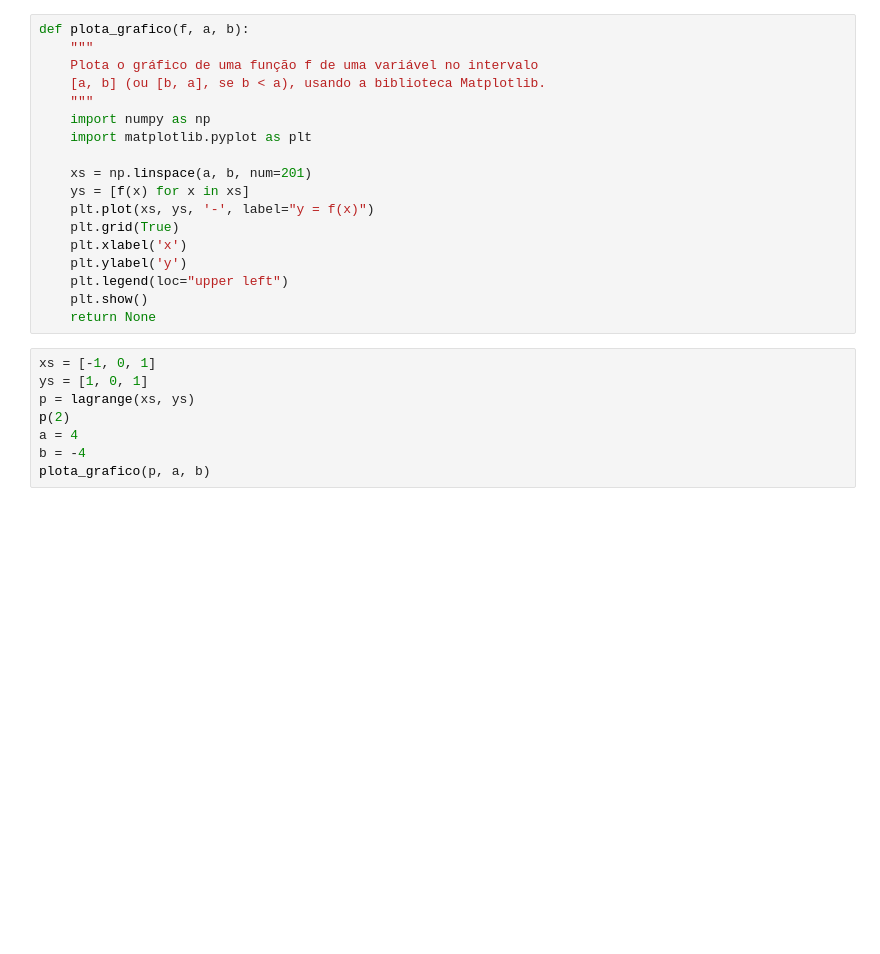
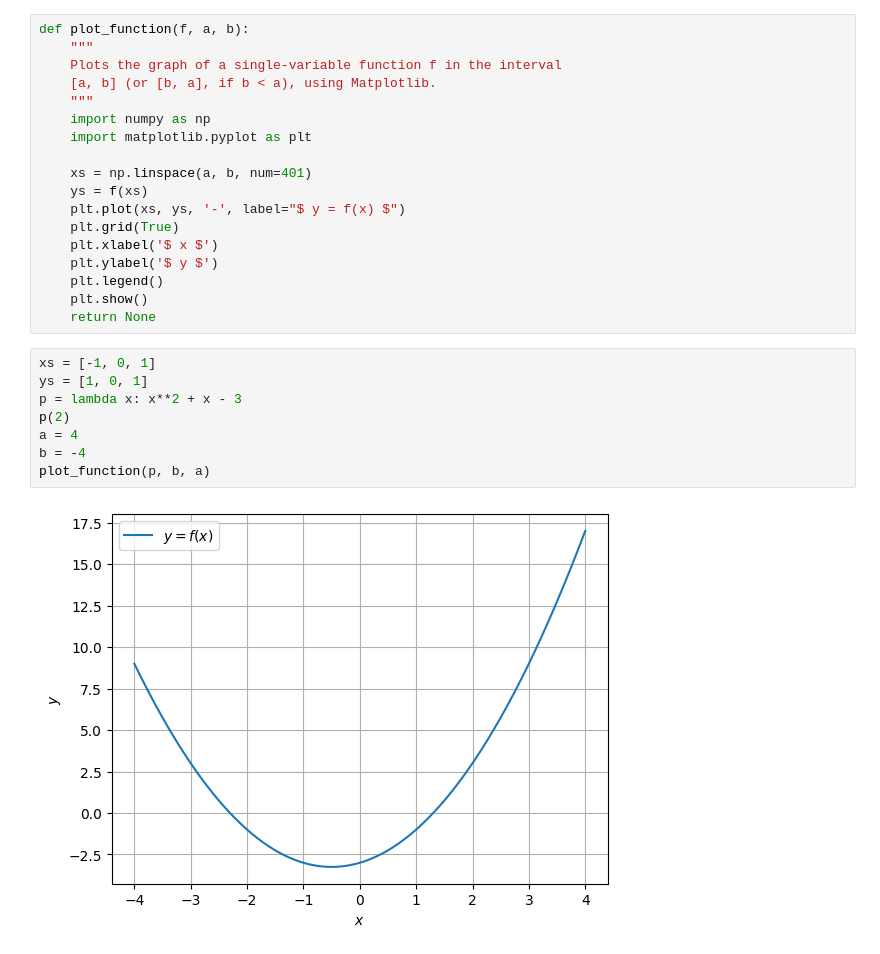
Before and after one commit to pzuehlke/Numerical-Methods, a Jupyter notebook: 2-zeros_de_funcoes/2-9_metodos_de_Horner_e_Laguerre.ipynb, the cells around one changed output. Cells and saved outputs as stored; diff of their text form; blank space fills up the shorter version.

```diff
--- a/2-zeros_de_funcoes/2-9_metodos_de_Horner_e_Laguerre.ipynb
+++ b/2-zeros_de_funcoes/2-9_metodos_de_Horner_e_Laguerre.ipynb
@@ -116,26 +350,28 @@ def potencia_iterativa(b, n):
 # %%
-def plota_grafico(f, a, b):
+def plot_function(f, a, b):
     """
-    Plota o gráfico de uma função f de uma variável no intervalo
-    [a, b] (ou [b, a], se b < a), usando a biblioteca Matplotlib.
+    Plots the graph of a single-variable function f in the interval
+    [a, b] (or [b, a], if b < a), using Matplotlib.
     """
     import numpy as np
     import matplotlib.pyplot as plt
 
-    xs = np.linspace(a, b, num=201)
-    ys = [f(x) for x in xs]
-    plt.plot(xs, ys, '-', label="y = f(x)")
+    xs = np.linspace(a, b, num=401)
+    ys = f(xs)
+    plt.plot(xs, ys, '-', label="$ y = f(x) $")
     plt.grid(True)
-    plt.xlabel('x')
-    plt.ylabel('y')
-    plt.legend(loc="upper left")
+    plt.xlabel('$ x $')
+    plt.ylabel('$ y $')
+    plt.legend()
     plt.show()
     return None
 # %%
 xs = [-1, 0, 1]
 ys = [1, 0, 1]
-p = lagrange(xs, ys)
+p = lambda x: x**2 + x - 3
 p(2)
 a = 4
 b = -4
-plota_grafico(p, a, b)
+plot_function(p, b, a)
+# %% [output]
+[figure, added]
```
Also changed, not shown: parts of 32 cells of this notebook, 4 other files.
